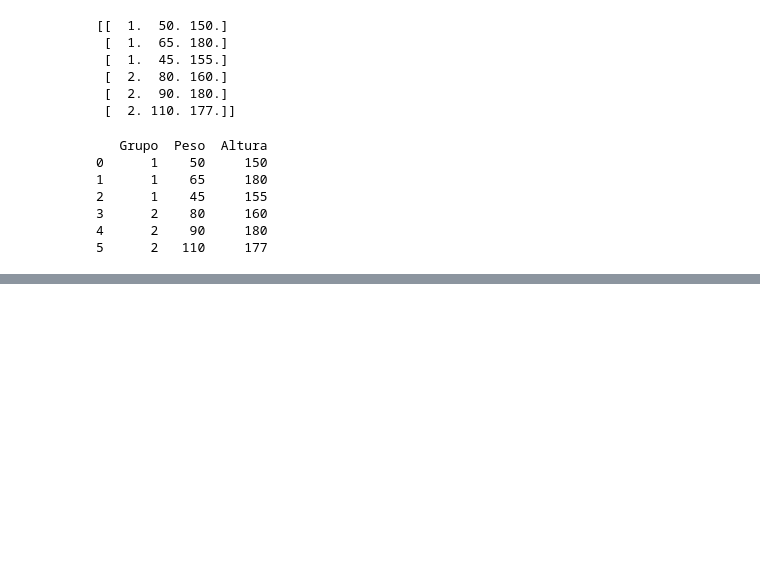
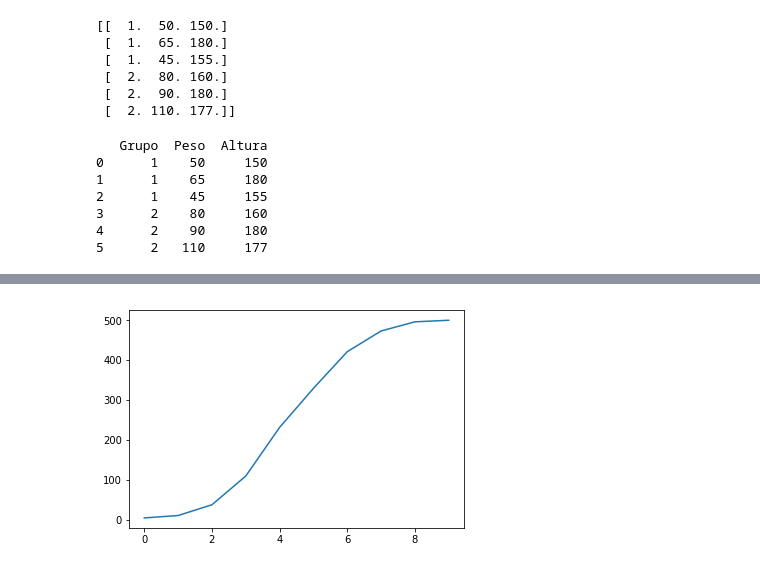
Before and after one commit to zchuri/IntroPython, a Jupyter notebook: DataFrames/dataframes.ipynb, the cells around one changed output, grey strips where cells are left out. Saved outputs shown, nothing was run; the diff lists cells and outputs as text; code cells hidden in the pictures; blank space fills up the shorter version.

```diff
--- a/DataFrames/dataframes.ipynb
+++ b/DataFrames/dataframes.ipynb
@@ -161,0 +180,6 @@ print(datos)
+# %%
+# Cumulative frequencies
+plt.plot(stats.cumfreq(x,10)[0])
+plt.show()
+# %% [output]
+[figure, added]
```
Also changed, not shown: parts of 2 cells of this notebook.
